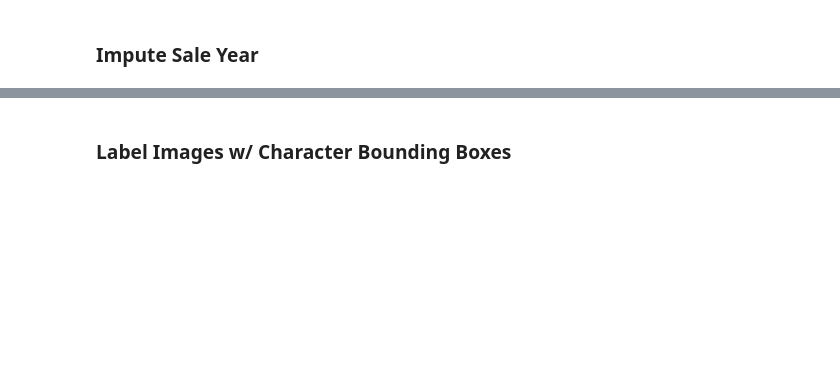
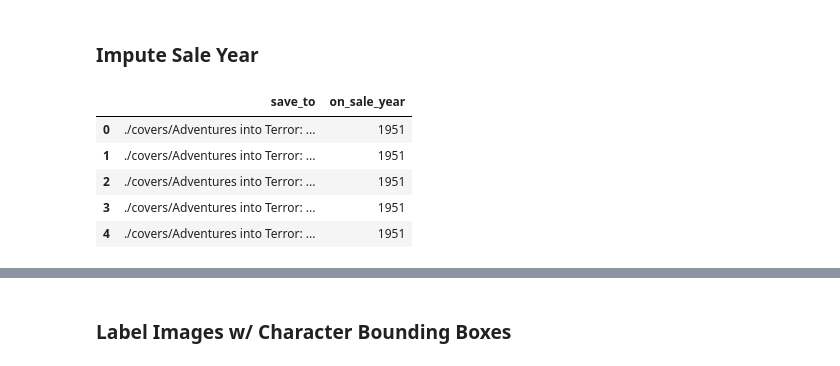
Before and after one commit to macrae/comics-net, a Jupyter notebook: jupyter/metadata_feature_engineering.ipynb, the cells around one changed output, grey strips where cells are left out. Saved outputs shown, nothing was run; the diff lists cells and outputs as text; code cells hidden in the pictures; blank space fills up the shorter version.

```diff
--- a/jupyter/metadata_feature_engineering.ipynb
+++ b/jupyter/metadata_feature_engineering.ipynb
@@ -546,0 +530,21 @@ df = analyzer.load_metadata('../metadata/covers.jsonl')
+# %%
+# load the logged on_sale_date years data we scraped from comics.org
+
+logged_years = []
+with jsonlines.open('../metadata/on_sale_year.jsonl', mode="r") as reader:
+        for item in reader:
+            logged_years.append(item)
+
+logged_years = pd.DataFrame({k:v for element in logged_years for k,v in element.items()}, index=[0]).T.reset_index().dropna().reset_index(drop=True)
+logged_years.columns = ["save_to", "on_sale_year"]
+
+# parse and convert series year to int
+logged_years.loc[:, "on_sale_year"] = logged_years["on_sale_year"].str.replace("series", "").str.strip().astype(int)
+logged_years.head()
+# %% [output]
+|  | save_to | on_sale_year |
+| 0 | ./covers/Adventures into Terror: ... | 1951 |
+| 1 | ./covers/Adventures into Terror: ... | 1951 |
+| 2 | ./covers/Adventures into Terror: ... | 1951 |
+| 3 | ./covers/Adventures into Terror: ... | 1951 |
+| 4 | ./covers/Adventures into Terror: ... | 1951 |
```
Also changed, not shown: parts of 33 cells of this notebook, 6 other files.
